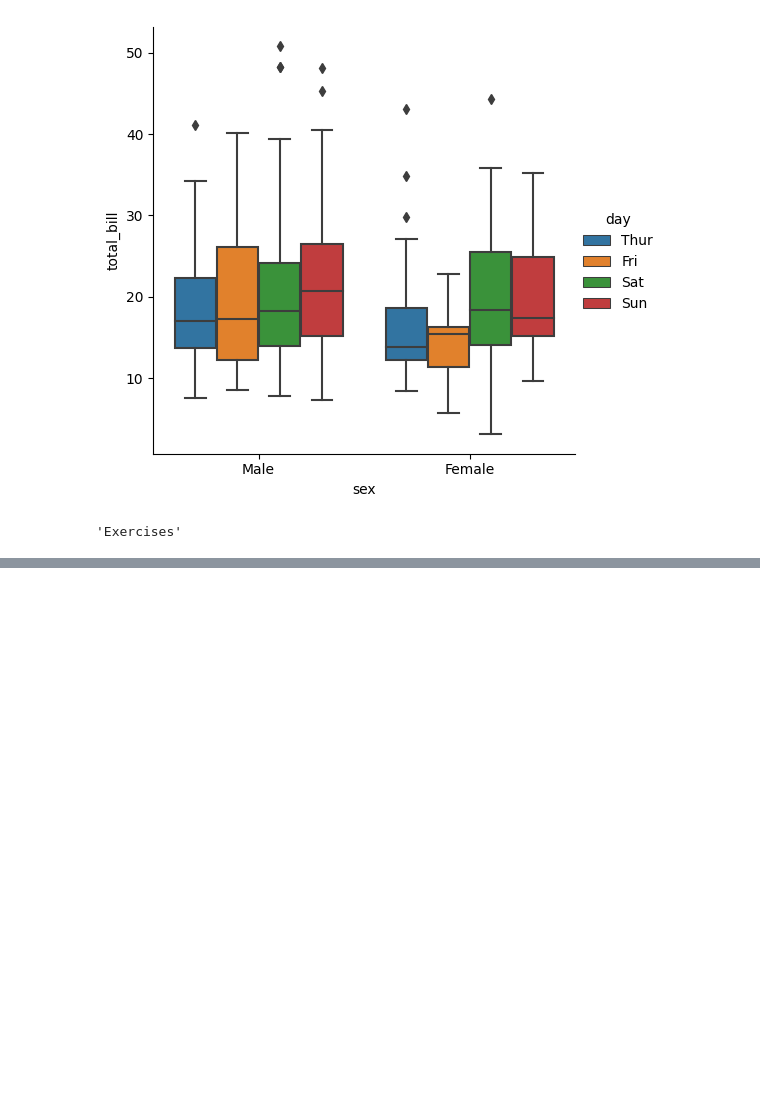
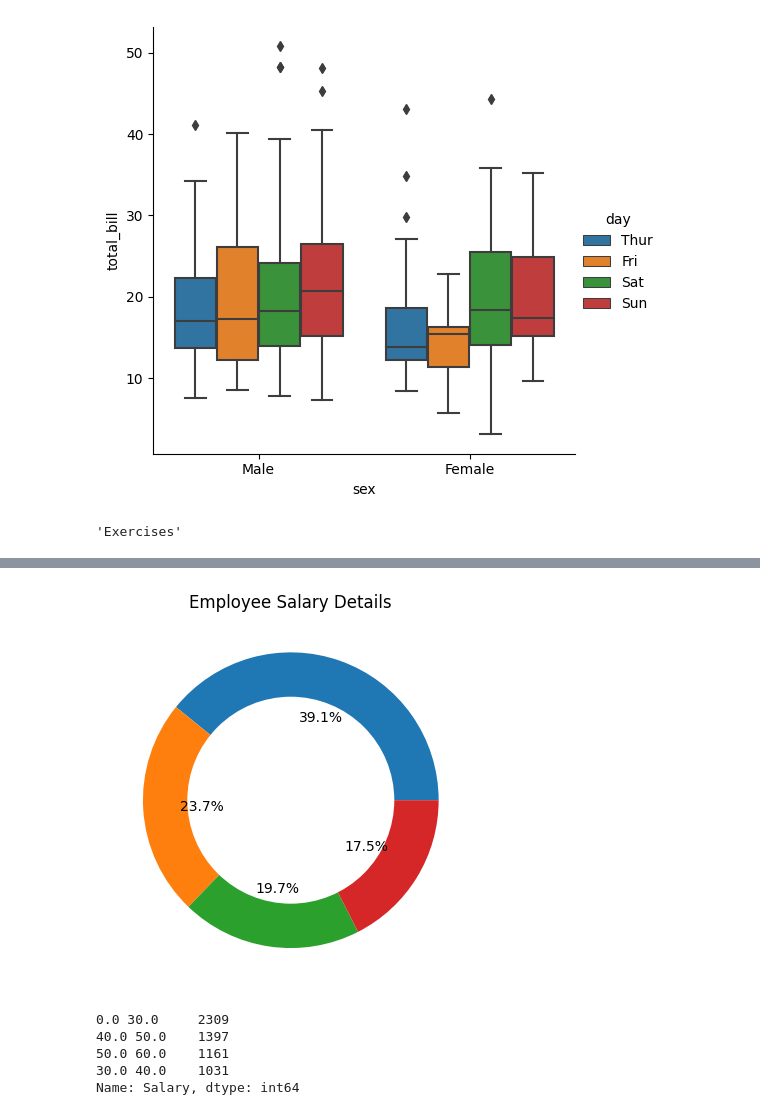
Before and after one commit to kieuoanh2512/TH_KhaiPhaDuLieu, a Jupyter notebook: lab3.ipynb, the cells around one changed output, grey strips where cells are left out. Drawn from its saved outputs; the diff is of its cells as text; code cells hidden in the pictures; blank space fills up the shorter version.

```diff
--- a/lab3.ipynb
+++ b/lab3.ipynb
@@ -279,0 +321,28 @@ sns.catplot(x="sex", y="total_bill", hue="day",data=tips, kind="box")
+# %%
+data["Salary"]=data["LowestSalary"].astype(str)+" "+data['HighestSalary'].astype(str)
+
+Salary=data['Salary'].value_counts()
+plt.pie(Salary,autopct='%1.1f%%')
+
+centre_circle = plt.Circle((0, 0), 0.70, fc='white')
+fig = plt.gcf()
+
+# Adding Circle in Pie chart
+fig.gca().add_artist(centre_circle)
+
+# Adding Title of chart
+plt.title('Employee Salary Details')
+
+# Displaying Chart
+plt.show()
+# %% [output]
+[figure, added]
+# %%
+Salary=data['Salary'].value_counts()
+Salary
+# %% [output]
+0.0 30.0     2309
+40.0 50.0    1397
+50.0 60.0    1161
+30.0 40.0    1031
+Name: Salary, dtype: int64
```
Also changed, not shown: parts of 8 cells of this notebook.
